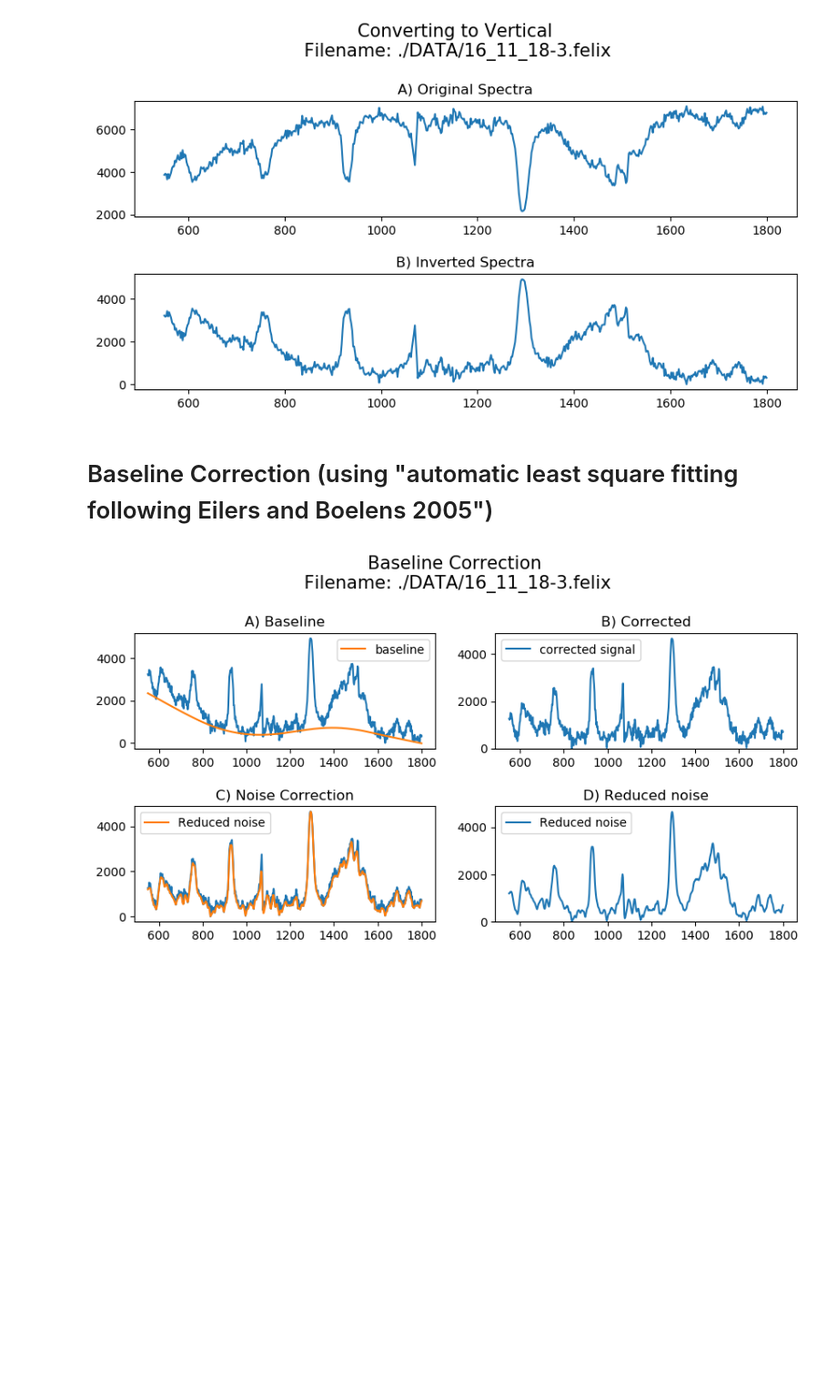
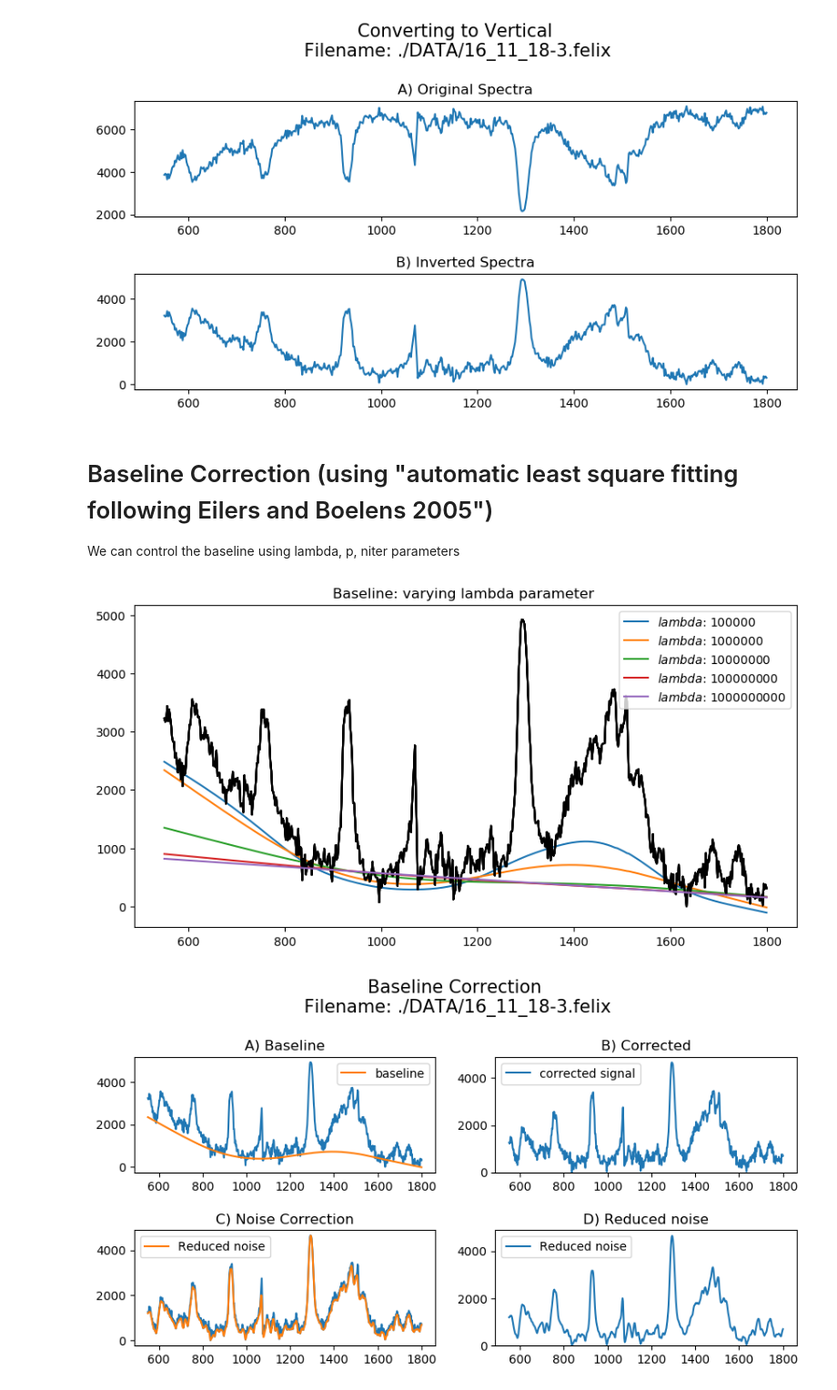
Before and after one commit to aravindhnivas/FELion-Spectrum-Analyser, a Jupyter notebook: testing/baseline_plot.ipynb, the cells around one changed output. Shown: that part at 91% size. Drawn from its saved outputs; the diff is of its cells as text; code cells hidden in the pictures; blank space fills up the shorter version.

```diff
--- a/testing/baseline_plot.ipynb
+++ b/testing/baseline_plot.ipynb
@@ -47,6 +47,23 @@ plt.close()
 [figure]
 # %% [markdown]
 # Baseline Correction (using "automatic least square fitting following Eilers and Boelens 2005")
+
+We can control the baseline using lambda, p, niter parameters
+# %%
+plt.figure()
+
+for i in range(5, 10):
+    lamb = 10**i
+    y_param, b_param = rp.baseline(x, y1,bir,"als",lam = lamb)
+    plt.plot(x, y1, '-k')
+    plt.plot(x, b_param, label = '$lambda$: %s'%lamb)
+
+plt.legend()
+plt.title("Baseline: varying lambda parameter ")
+plt.show()
+plt.close()
+# %% [output]
+[figure, added]
 # %%
 y_corrected, baseline = rp.baseline(x, y1,bir,"als",lam = v['lamb'], p = v['p_value'], niter = v['iterations'])
 
```
Also changed, not shown: parts of 3 cells of this notebook.
